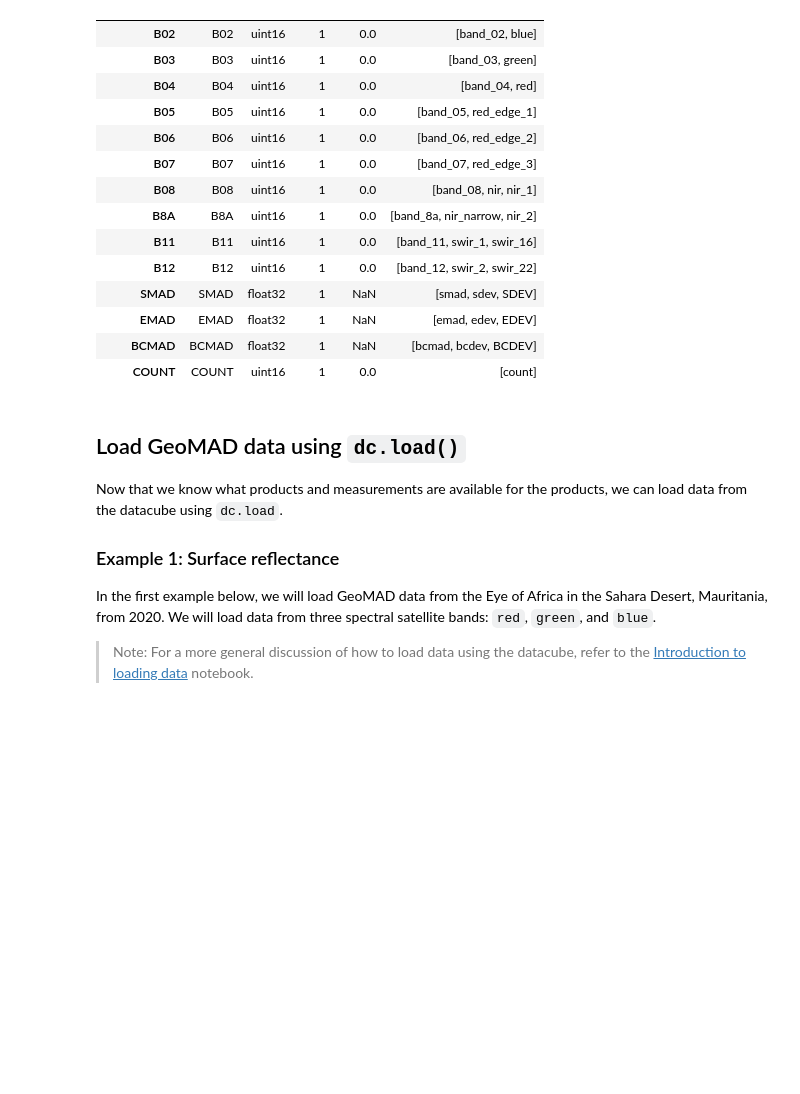
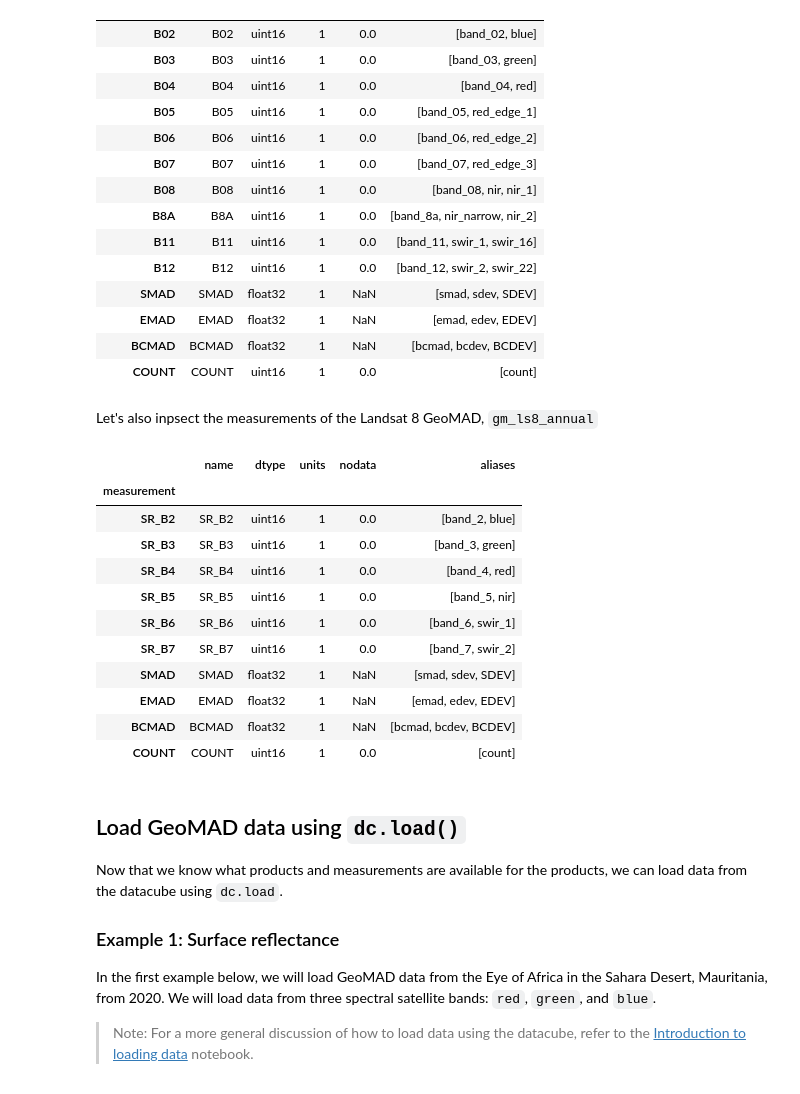
Before and after one commit to digitalearthafrica/deafrica-sandbox-notebooks, a Jupyter notebook: Datasets/GeoMAD.ipynb, the cells around one changed output. Drawn from its saved outputs; the diff is of its cells as text; code cells hidden in the pictures; blank space fills up the shorter version.

Commit message:
add reference to Landsat5-7 gm in GeoMAD Datasets notebook (#303)
* add reference to Landsat5-7 gm

* fix typos

* Minor edits.

Co-authored-by: eefaye <eefaye.chong@gmail.com>

```diff
--- a/Datasets/GeoMAD.ipynb
+++ b/Datasets/GeoMAD.ipynb
@@ -114,6 +117,26 @@ dc_measurements.loc[product_name].drop('flags_definition', axis=1)
 | EMAD | EMAD | float32 | 1 | NaN | [emad, edev, EDEV] |
 | BCMAD | BCMAD | float32 | 1 | NaN | [bcmad, bcdev, BCDEV] |
 | COUNT | COUNT | uint16 | 1 | 0.0 | [count] |
+# %% [markdown]
+Let's also inpsect the measurements of the Landsat 8 GeoMAD, `gm_ls8_annual`
+# %%
+product_name = 'gm_ls8_annual'
+
+dc_measurements = dc.list_measurements()
+dc_measurements.loc[product_name].drop('flags_definition', axis=1)
+# %% [output]
+|  | name | dtype | units | nodata | aliases |
+| measurement |  |  |  |  |  |
+| SR_B2 | SR_B2 | uint16 | 1 | 0.0 | [band_2, blue] |
+| SR_B3 | SR_B3 | uint16 | 1 | 0.0 | [band_3, green] |
+| SR_B4 | SR_B4 | uint16 | 1 | 0.0 | [band_4, red] |
+| SR_B5 | SR_B5 | uint16 | 1 | 0.0 | [band_5, nir] |
+| SR_B6 | SR_B6 | uint16 | 1 | 0.0 | [band_6, swir_1] |
+| SR_B7 | SR_B7 | uint16 | 1 | 0.0 | [band_7, swir_2] |
+| SMAD | SMAD | float32 | 1 | NaN | [smad, sdev, SDEV] |
+| EMAD | EMAD | float32 | 1 | NaN | [emad, edev, EDEV] |
+| BCMAD | BCMAD | float32 | 1 | NaN | [bcmad, bcdev, BCDEV] |
+| COUNT | COUNT | uint16 | 1 | 0.0 | [count] |
 # %% [markdown]
 ## Load GeoMAD data using `dc.load()`
 
```
Also changed, not shown: parts of 5 cells of this notebook.
